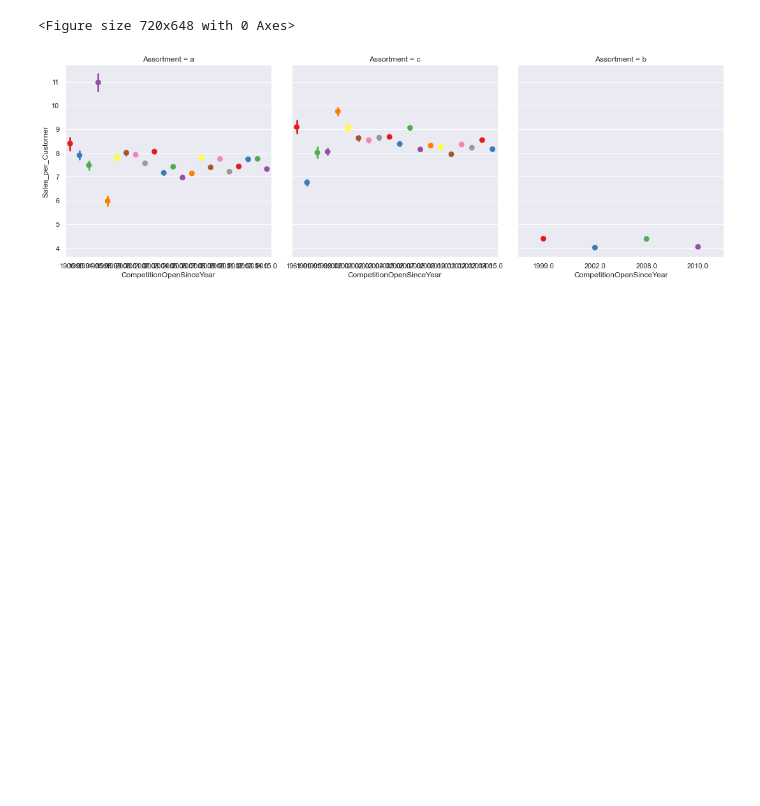
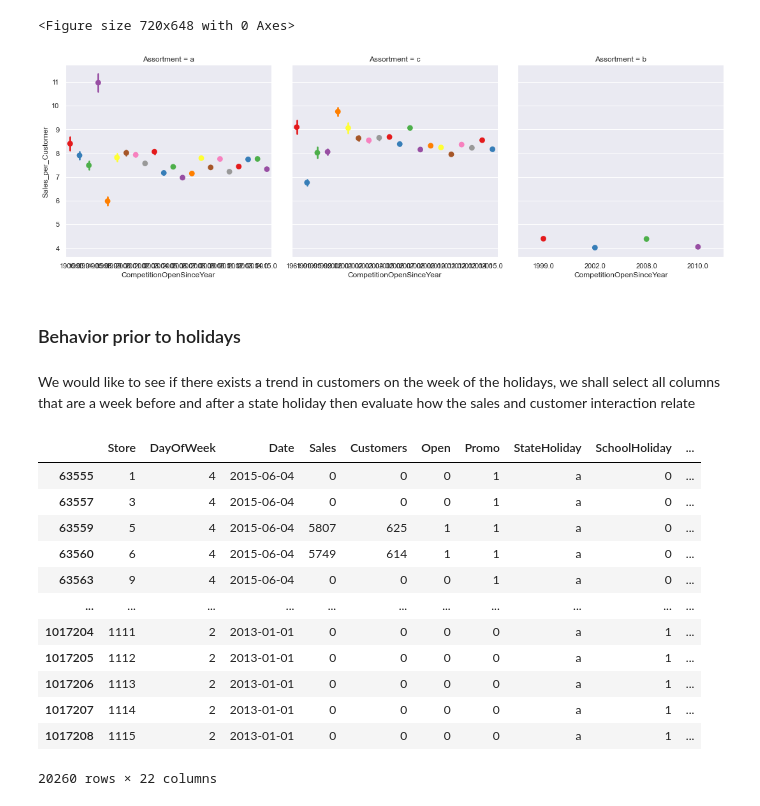
Before and after one commit to Blvisse/Pharmtec_Sales, a Jupyter notebook: notebooks/PharmTec.ipynb, the cells around one changed output. Drawn from its saved outputs; the diff is of its cells as text; code cells hidden in the pictures; blank space fills up the shorter version.

```diff
--- a/notebooks/PharmTec.ipynb
+++ b/notebooks/PharmTec.ipynb
@@ -1333,3 +1333,23 @@ sns.factorplot(data=train,x='CompetitionOpenSinceYear',col='Assortment',y='Sales
 <seaborn.axisgrid.FacetGrid at 0x...>
 <Figure size 720x648 with 0 Axes>
 [figure]
+# %% [markdown]
+### Behavior prior to holidays
+# %% [markdown]
+We would like to see if there exists a trend in customers on the week of the holidays, we shall select all columns that are a week before and after a state holiday then evaluate how the sales and customer interaction relate
+# %%
+train[train['StateHoliday']isin]
+# %% [output]
+|  | Store | DayOfWeek | Date | Sales | Customers | Open | Promo | StateHoliday | SchoolHoliday | ... |
+| 63555 | 1 | 4 | 2015-06-04 | 0 | 0 | 0 | 1 | a | 0 | ... |
+| 63557 | 3 | 4 | 2015-06-04 | 0 | 0 | 0 | 1 | a | 0 | ... |
+| 63559 | 5 | 4 | 2015-06-04 | 5807 | 625 | 1 | 1 | a | 0 | ... |
+| 63560 | 6 | 4 | 2015-06-04 | 5749 | 614 | 1 | 1 | a | 0 | ... |
+| 63563 | 9 | 4 | 2015-06-04 | 0 | 0 | 0 | 1 | a | 0 | ... |
+| ... | ... | ... | ... | ... | ... | ... | ... | ... | ... | ... |
+| 1017204 | 1111 | 2 | 2013-01-01 | 0 | 0 | 0 | 0 | a | 1 | ... |
+| 1017205 | 1112 | 2 | 2013-01-01 | 0 | 0 | 0 | 0 | a | 1 | ... |
+| 1017206 | 1113 | 2 | 2013-01-01 | 0 | 0 | 0 | 0 | a | 1 | ... |
+| 1017207 | 1114 | 2 | 2013-01-01 | 0 | 0 | 0 | 0 | a | 1 | ... |
+| 1017208 | 1115 | 2 | 2013-01-01 | 0 | 0 | 0 | 0 | a | 1 | ... |
+20260 rows × 22 columns
```
Also changed, not shown: parts of 18 cells of this notebook, 27 other files.
